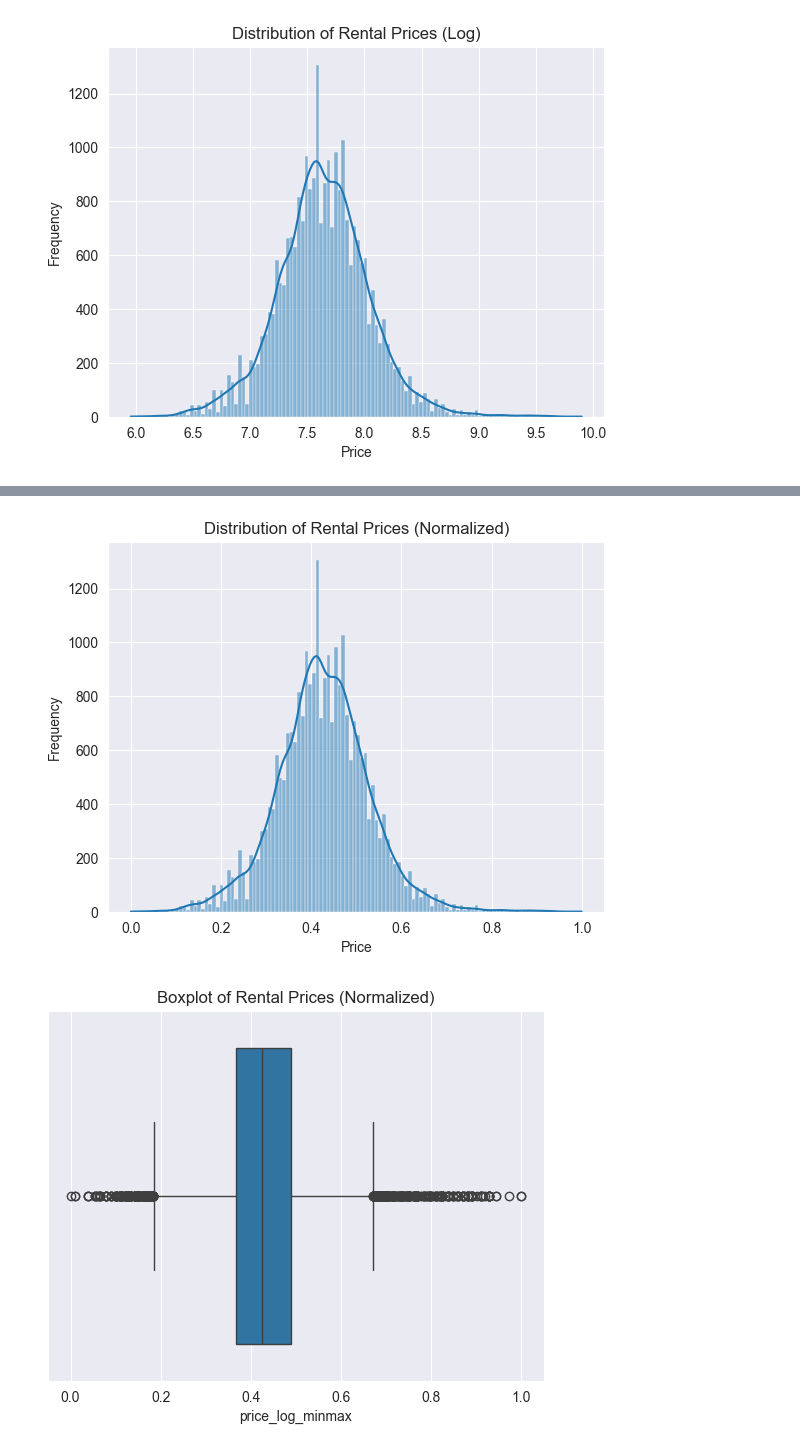
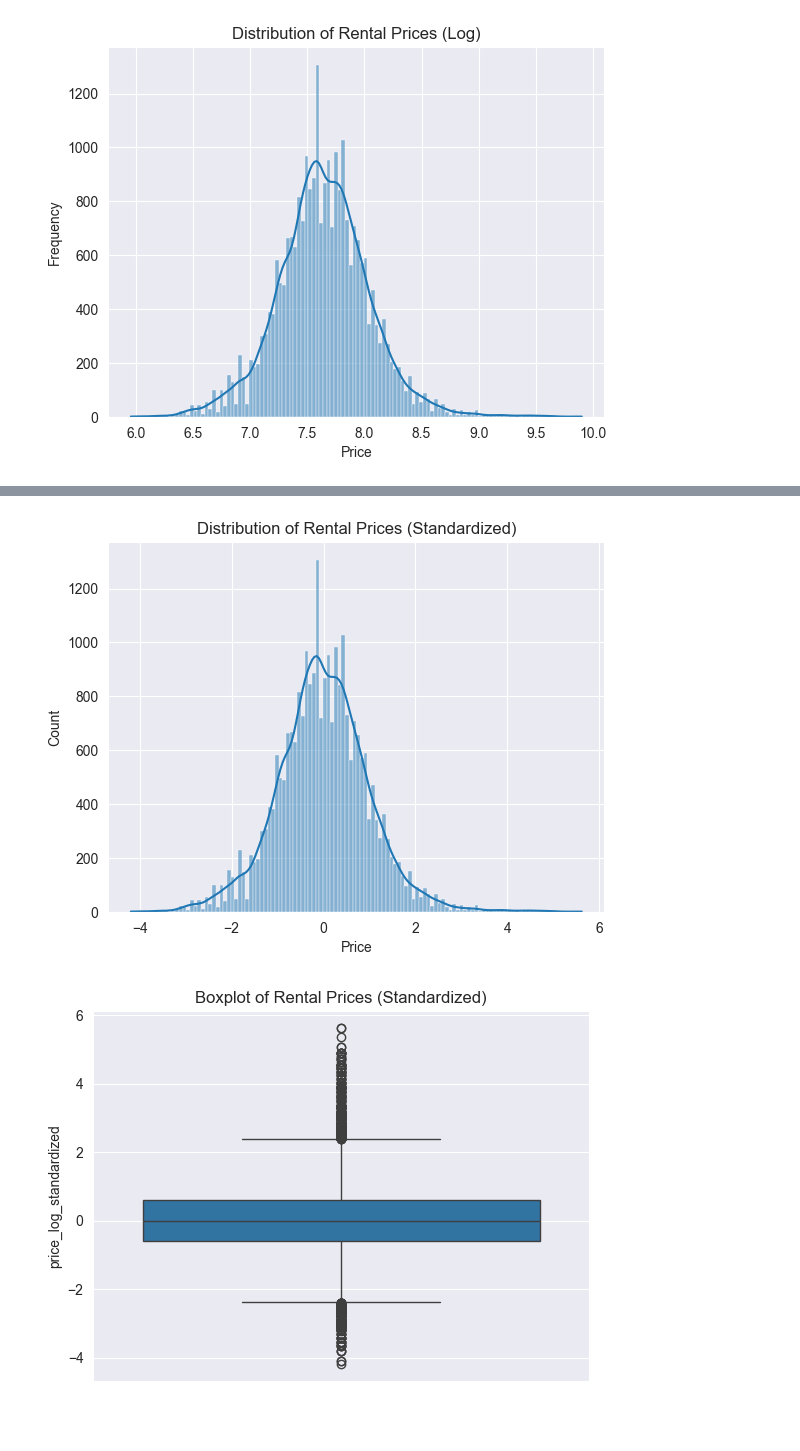
Before and after one commit to CS5614/CS5614_final, a Jupyter notebook: EDA/eda_on_rentals.ipynb, the cells around one changed output, grey strips where cells are left out. Drawn from its saved outputs; the diff is of its cells as text; code cells hidden in the pictures; blank space fills up the shorter version.

```diff
--- a/EDA/eda_on_rentals.ipynb
+++ b/EDA/eda_on_rentals.ipynb
@@ -13,5 +13,5 @@ engine = db.get_engine()
 # %%
-rentals = pd.read_sql("SELECT * FROM rental_listings", engine)
+rentals = pd.read_sql("SELECT listing_db_id, price FROM rental_listings", engine)
 # %%
 sns.histplot(rentals["price"], kde=True)
 plt.title("Distribution of Rental Prices")
@@ -55,17 +54,18 @@ plt.show()
 # %%
-price_log_min = rentals["price_log"].min()
-price_log_max = rentals["price_log"].max()
-rentals["price_log_minmax"] = (rentals["price_log"] - price_log_min) / (price_log_max - price_log_min)
+rental_mean = rentals["price_log"].mean()
+rental_std = rentals["price_log"].std()
+
+rentals["price_log_standardized"] = (rentals["price_log"] - rental_mean) / rental_std
 # %%
-sns.histplot(rentals["price_log_minmax"], kde=True)
-plt.title("Distribution of Rental Prices (Normalized)")
+sns.histplot(rentals["price_log_standardized"], kde=True)
+plt.title("Distribution of Rental Prices (Standardized)")
 plt.xlabel("Price")
-plt.ylabel("Frequency")
+plt.ylabel("Count")
 plt.show()
 
-sns.boxplot(x=rentals["price_log_minmax"])
-plt.title("Boxplot of Rental Prices (Normalized)")
+sns.boxplot(y=rentals["price_log_standardized"])
+plt.title("Boxplot of Rental Prices (Standardized)")
 plt.show()
 # %% [output]
-[figure, old version]
+[figure, new version]
-[figure, old version]
+[figure, new version]
```
Also changed, not shown: parts of 10 cells of this notebook, 1 other file.
